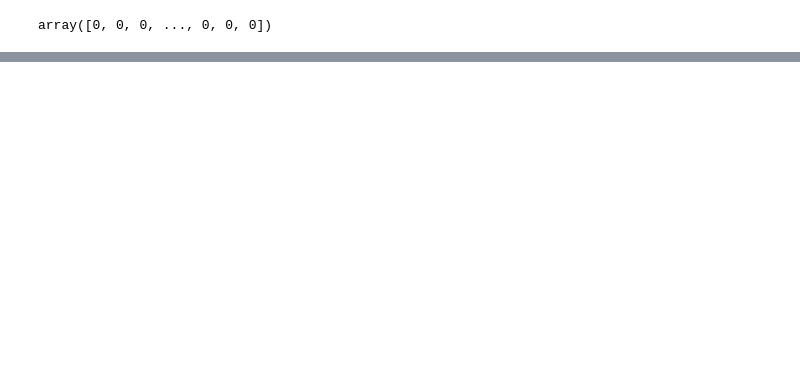
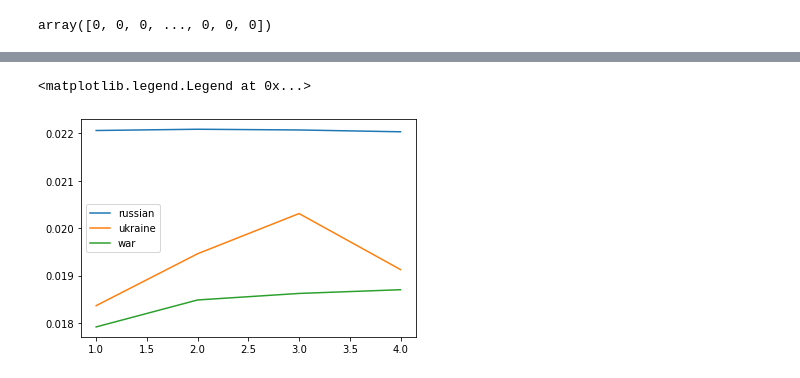
Before and after one commit to liamMoran13/NYT_Topic_Modeling, a Jupyter notebook: 3.Dynamic Topic Modeling.ipynb, the cells around one changed output, grey strips where cells are left out. Cells and saved outputs as stored; diff of their text form; code cells hidden in the pictures; blank space fills up the shorter version.

Commit message:
Add files via upload
change to dynamic topic model

```diff
--- a/3.Dynamic Topic Modeling.ipynb
+++ b/3.Dynamic Topic Modeling.ipynb
@@ -152,0 +145,2 @@ ldaseq = ldaseqmodel.LdaSeqModel(corpus=BoW_corpus, time_slice=time_slice, num_t
+# %%
+topic_3 = show_topic_per_slice(ldaseq, topic=5)
@@ -152,0 +158,12 @@ ldaseq = ldaseqmodel.LdaSeqModel(corpus=BoW_corpus, time_slice=time_slice, num_t
+# %%
+final_answer = [[],[],[]]
+for time_slice in topic_3:
+    time_period = topic_3[time_slice]
+    for word_index in range(3):
+        final_answer[word_index].append(time_period[word_index][1])
+# %%
+russian = final_answer[0]
+ukraine = final_answer[1]
+war = final_answer[2]
+# %%
+time_periods = [1,2,3,4]
@@ -152,0 +172,8 @@ ldaseq = ldaseqmodel.LdaSeqModel(corpus=BoW_corpus, time_slice=time_slice, num_t
+# %%
+plt.plot(time_periods, russian, label='russian')
+plt.plot(time_periods, ukraine, label='ukraine')
+plt.plot(time_periods, war, label='war')
+plt.legend()
+# %% [output]
+<matplotlib.legend.Legend at 0x...>
+[figure, added]
```
Also changed, not shown: parts of 18 cells of this notebook.
